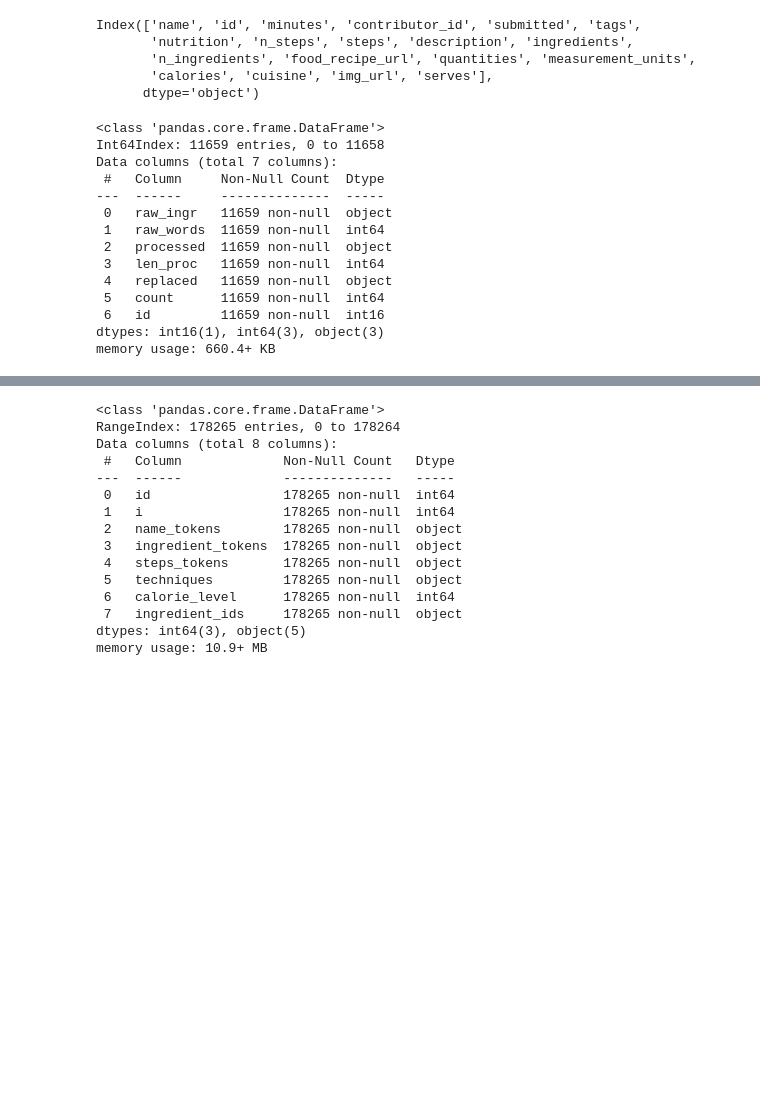
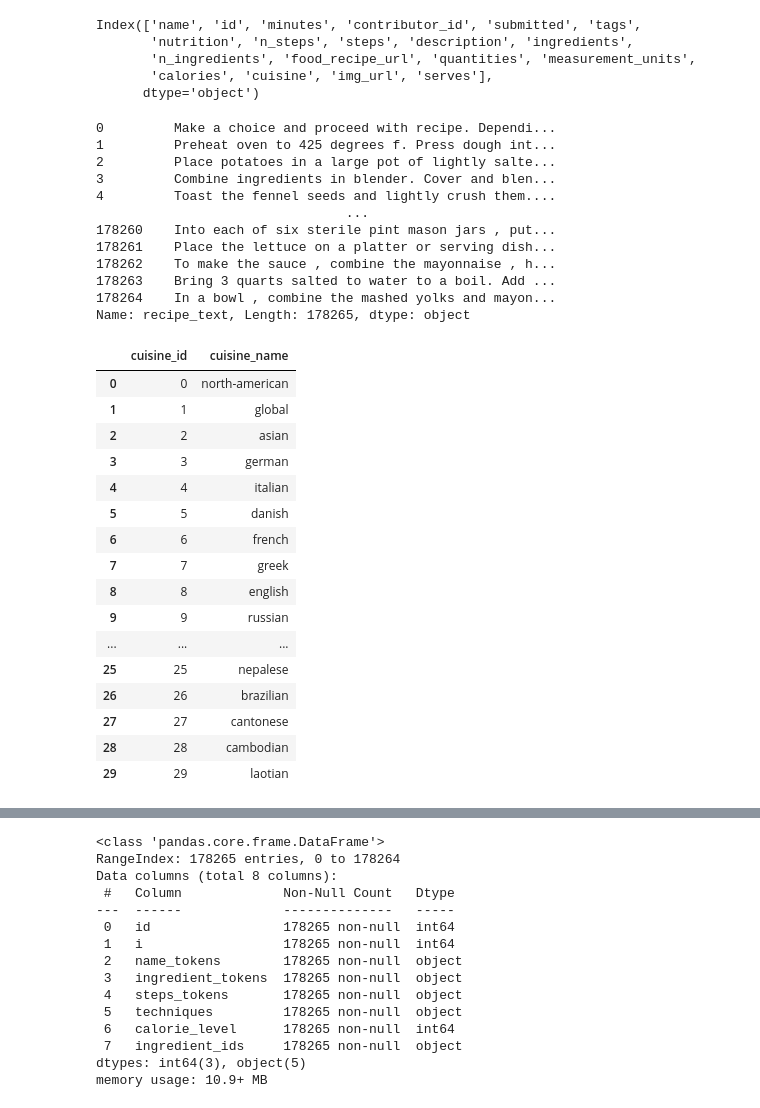
Before and after one commit to mcompscis/recipeApp, a Jupyter notebook: app/setup_tables/EDA.ipynb, the cells around one changed output, grey strips where cells are left out. Saved outputs shown, nothing was run; the diff lists cells and outputs as text; code cells hidden in the pictures; blank space fills up the shorter version.

```diff
--- a/app/setup_tables/EDA.ipynb
+++ b/app/setup_tables/EDA.ipynb
@@ -95,7 +86,7 @@ cuisine_map
 # %%
 def convert_to_float(frac_str):
     if frac_str == "":
-        return None
+        return np.nan
     if " " in frac_str:
         frac_str = frac_str.split(" ")[0]
     try:
@@ -109,5 +117,8 @@ def convert_to_float(frac_str):
 # %%
 recipe_df["quantities"] = recipe_df.quantities.map(lambda x: [convert_to_float(item) for item in x])
+recipe_df["measurement_units"] = recipe_df["measurement_units"].map(
+    lambda x: [item if item != "" else np.nan for item in x]
+)
 # %%
 recipe_df["tags"].head()
 # %% [output]
@@ -164,17 +157,15 @@ recipe_df = recipe_df.rename(columns={"id": "recipe_id", "minutes": "time_to_pre
 # %%
-ingr_map_df.info()
+recipe_df["recipe_text"]
 # %% [output]
-<class 'pandas.core.frame.DataFrame'>
-Int64Index: 11659 entries, 0 to 11658
-Data columns (total 7 columns):
- #   Column     Non-Null Count  Dtype
----  ------     --------------  -----
- 0   raw_ingr   11659 non-null  object
- 1   raw_words  11659 non-null  int64
- 2   processed  11659 non-null  object
- 3   len_proc   11659 non-null  int64
- 4   replaced   11659 non-null  object
- 5   count      11659 non-null  int64
- 6   id         11659 non-null  int16
-dtypes: int16(1), int64(3), object(3)
-memory usage: 660.4+ KB
+0         Make a choice and proceed with recipe. Dependi...
+1         Preheat oven to 425 degrees f. Press dough int...
+2         Place potatoes in a large pot of lightly salte...
+3         Combine ingredients in blender. Cover and blen...
+4         Toast the fennel seeds and lightly crush them....
+                                ...
+178260    Into each of six sterile pint mason jars , put...
+178261    Place the lettuce on a platter or serving dish...
+178262    To make the sauce , combine the mayonnaise , h...
+178263    Bring 3 quarts salted to water to a boil. Add ...
+178264    In a bowl , combine the mashed yolks and mayon...
+Name: recipe_text, Length: 178265, dtype: object
@@ -182,0 +175,20 @@ ingr_map_df.to_csv("ingr_map.csv", index=False)
+# %%
+cuisine_df
+# %% [output]
+|  | cuisine_id | cuisine_name |
+| 0 | 0 | north-american |
+| 1 | 1 | global |
+| 2 | 2 | asian |
+| 3 | 3 | german |
+| 4 | 4 | italian |
+| 5 | 5 | danish |
+| 6 | 6 | french |
+| 7 | 7 | greek |
+| 8 | 8 | english |
+| 9 | 9 | russian |
+| ... | ... | ... |
+| 25 | 25 | nepalese |
+| 26 | 26 | brazilian |
+| 27 | 27 | cantonese |
+| 28 | 28 | cambodian |
+| 29 | 29 | laotian |
```
Also changed, not shown: parts of 12 cells of this notebook, 1 other file.
